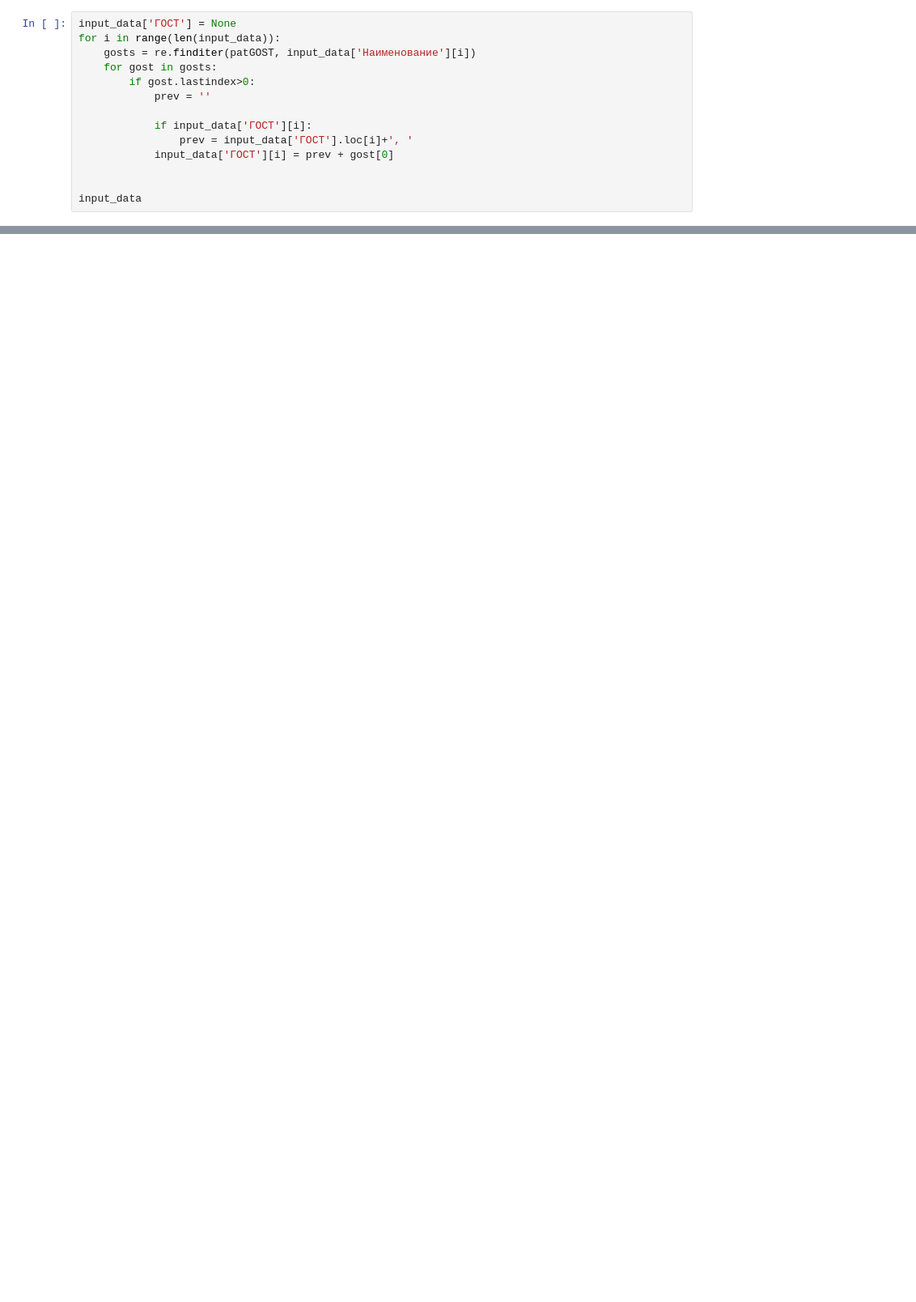
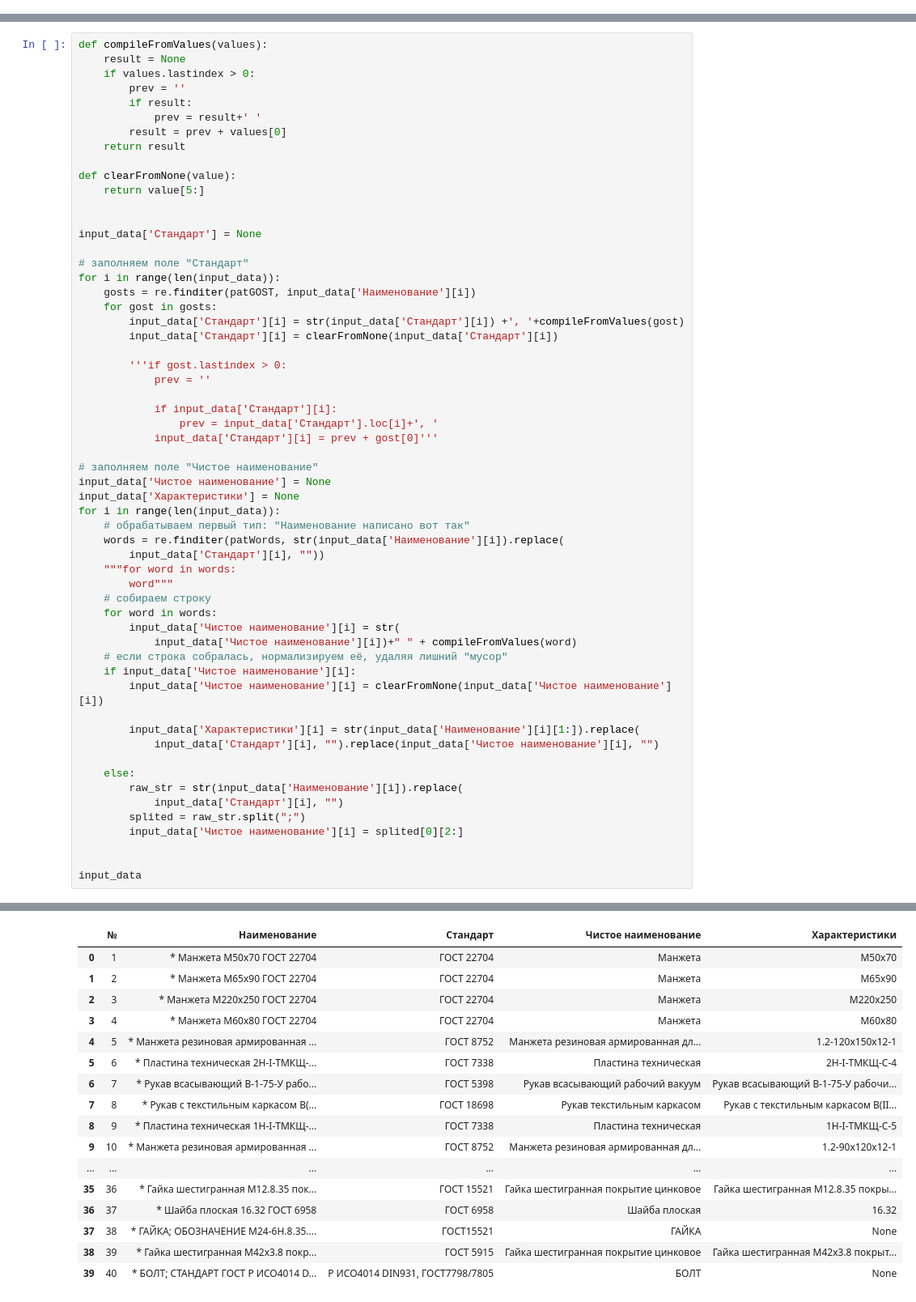
Before and after one commit to AlexHLinS/serverchallengesolution, a Jupyter notebook: main.ipynb, the cells around one changed output, grey strips where cells are left out. Shown at 81% size. Saved outputs shown, nothing was run; the diff lists cells and outputs as text; blank space fills up the shorter version.

```diff
--- a/main.ipynb
+++ b/main.ipynb
@@ -106,14 +91,0 @@ patMetricSize = re.compile(r'[мМ]\d{1,}[хХ]?\d{1,}')
-# %%
-input_data['ГОСТ'] = None
-for i in range(len(input_data)):
-    gosts = re.finditer(patGOST, input_data['Наименование'][i])
-    for gost in gosts:
-        if gost.lastindex>0:
-            prev = ''
-
-            if input_data['ГОСТ'][i]:
-                prev = input_data['ГОСТ'].loc[i]+', '
-            input_data['ГОСТ'][i] = prev + gost[0]
-
-
-input_data
@@ -141,0 +92,59 @@ See the caveats in the documentation: https://pandas.pydata.org/pandas-docs/stab
+# %%
+def compileFromValues(values):
+    result = None
+    if values.lastindex > 0:
+        prev = ''
+        if result:
+            prev = result+' '
+        result = prev + values[0]
+    return result
+
+def clearFromNone(value):
+    return value[5:]
+
+
+input_data['Стандарт'] = None
+
+# заполняем поле "Стандарт"
+for i in range(len(input_data)):
+    gosts = re.finditer(patGOST, input_data['Наименование'][i])
+    for gost in gosts:
+        input_data['Стандарт'][i] = str(input_data['Стандарт'][i]) +', '+compileFromValues(gost)
+        input_data['Стандарт'][i] = clearFromNone(input_data['Стандарт'][i])
+
+        '''if gost.lastindex > 0:
+            prev = ''
+
+            if input_data['Стандарт'][i]:
+                prev = input_data['Стандарт'].loc[i]+', '
+            input_data['Стандарт'][i] = prev + gost[0]'''
+
+# заполняем поле "Чистое наименование"
+input_data['Чистое наименование'] = None
+input_data['Характеристики'] = None
+for i in range(len(input_data)):
+    # обрабатываем первый тип: "Наименование написано вот так"
+    words = re.finditer(patWords, str(input_data['Наименование'][i]).replace(
+        input_data['Стандарт'][i], ""))
+    """for word in words:
+        word"""
+    # собираем строку
+    for word in words:
+        input_data['Чистое наименование'][i] = str(
+            input_data['Чистое наименование'][i])+" " + compileFromValues(word)
+    # если строка собралась, нормализируем её, удаляя лишний "мусор"
+    if input_data['Чистое наименование'][i]:
+        input_data['Чистое наименование'][i] = clearFromNone(input_data['Чистое наименование'][i])
+
+        input_data['Характеристики'][i] = str(input_data['Наименование'][i][1:]).replace(
+            input_data['Стандарт'][i], "").replace(input_data['Чистое наименование'][i], "")
+
+    else:
+        raw_str = str(input_data['Наименование'][i]).replace(
+            input_data['Стандарт'][i], "")
+        splited = raw_str.split(";")
+        input_data['Чистое наименование'][i] = splited[0][2:]
+
+
+input_data
+# %% [output]
@@ -142,3 +168,20 @@ See the caveats in the documentation: https://pandas.pydata.org/pandas-docs/stab
+|  | № | Наименование | Стандарт | Чистое наименование | Характеристики |
+| 0 | 1 | * Манжета М50х70 ГОСТ 22704 | ГОСТ 22704 | Манжета | М50х70 |
+| 1 | 2 | * Манжета М65х90 ГОСТ 22704 | ГОСТ 22704 | Манжета | М65х90 |
+| 2 | 3 | * Манжета М220х250 ГОСТ 22704 | ГОСТ 22704 | Манжета | М220х250 |
+| 3 | 4 | * Манжета М60х80 ГОСТ 22704 | ГОСТ 22704 | Манжета | М60х80 |
+| 4 | 5 | * Манжета резиновая армированная ... | ГОСТ 8752 | Манжета резиновая армированная дл... | 1.2-120х150х12-1 |
+| 5 | 6 | * Пластина техническая 2Н-I-ТМКЩ-... | ГОСТ 7338 | Пластина техническая | 2Н-I-ТМКЩ-С-4 |
+| 6 | 7 | * Рукав всасывающий В-1-75-У рабо... | ГОСТ 5398 | Рукав всасывающий рабочий вакуум | Рукав всасывающий В-1-75-У рабочи... |
+| 7 | 8 | * Рукав с текстильным каркасом В(... | ГОСТ 18698 | Рукав текстильным каркасом | Рукав с текстильным каркасом В(II... |
+| 8 | 9 | * Пластина техническая 1Н-I-ТМКЩ-... | ГОСТ 7338 | Пластина техническая | 1Н-I-ТМКЩ-С-5 |
+| 9 | 10 | * Манжета резиновая армированная ... | ГОСТ 8752 | Манжета резиновая армированная дл... | 1.2-90х120х12-1 |
+| ... | ... | ... | ... | ... | ... |
+| 35 | 36 | * Гайка шестигранная M12.8.35 пок... | ГОСТ 15521 | Гайка шестигранная покрытие цинковое | Гайка шестигранная M12.8.35 покры... |
+| 36 | 37 | * Шайба плоская 16.32 ГОСТ 6958 | ГОСТ 6958 | Шайба плоская | 16.32 |
+| 37 | 38 | * ГАЙКА; ОБОЗНАЧЕНИЕ М24-6Н.8.35.... | ГОСТ15521 | ГАЙКА | None |
+| 38 | 39 | * Гайка шестигранная M42х3.8 покр... | ГОСТ 5915 | Гайка шестигранная покрытие цинковое | Гайка шестигранная M42х3.8 покрыт... |
+| 39 | 40 | * БОЛТ; СТАНДАРТ ГОСТ Р ИСО4014 D... | Р ИСО4014 DIN931, ГОСТ7798/7805 | БОЛТ | None |
 # %%
 # Парсинг Яндекса по номенклатуре
 
```
Also changed, not shown: parts of 9 cells of this notebook, 1 other file.
